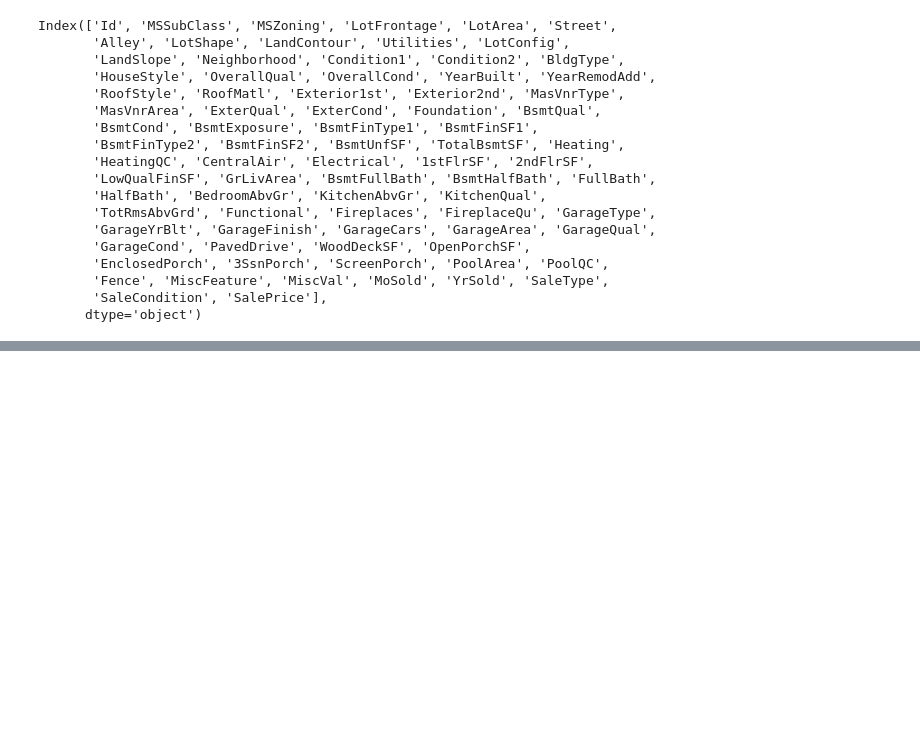
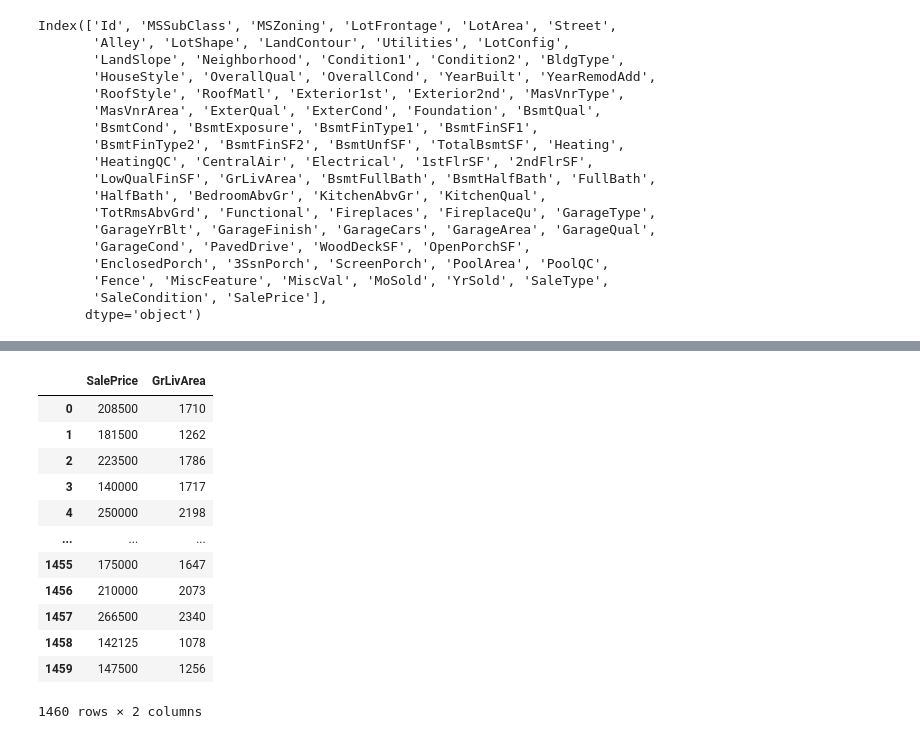
Before and after one commit to t2ols/Deep-Learning-with-PyTorch-1.x, a Jupyter notebook: keggle_learning/house prise.ipynb, the cells around one changed output, grey strips where cells are left out. Cells and saved outputs as stored; diff of their text form; code cells hidden in the pictures; blank space fills up the shorter version.

```diff
--- a/keggle_learning/house prise.ipynb
+++ b/keggle_learning/house prise.ipynb
@@ -36,0 +82,16 @@ Index(['Id', 'MSSubClass', 'MSZoning', 'LotFrontage', 'LotArea', 'Street',
+# %%
+data
+# %% [output]
+|  | SalePrice | GrLivArea |
+| 0 | 208500 | 1710 |
+| 1 | 181500 | 1262 |
+| 2 | 223500 | 1786 |
+| 3 | 140000 | 1717 |
+| 4 | 250000 | 2198 |
+| ... | ... | ... |
+| 1455 | 175000 | 1647 |
+| 1456 | 210000 | 2073 |
+| 1457 | 266500 | 2340 |
+| 1458 | 142125 | 1078 |
+| 1459 | 147500 | 1256 |
+1460 rows × 2 columns
```
Also changed, not shown: parts of 5 cells of this notebook, 1 other file.
